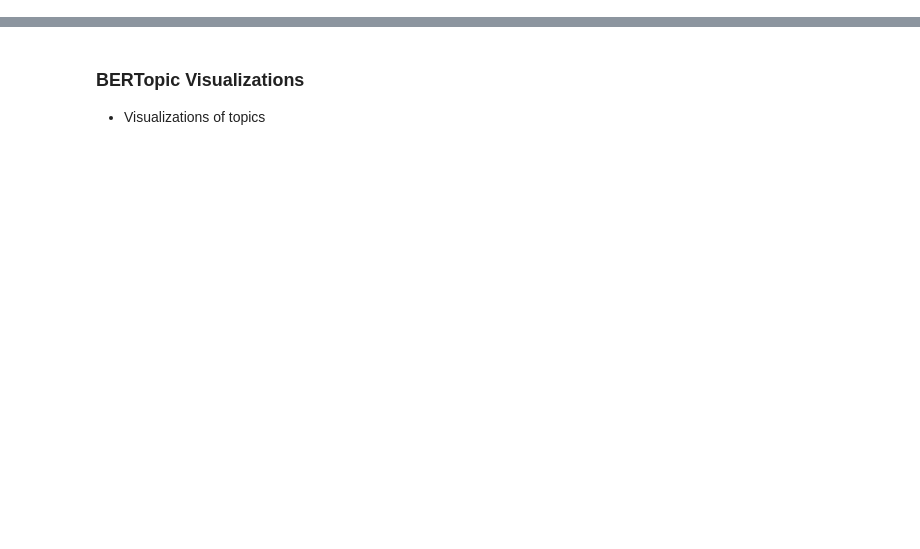
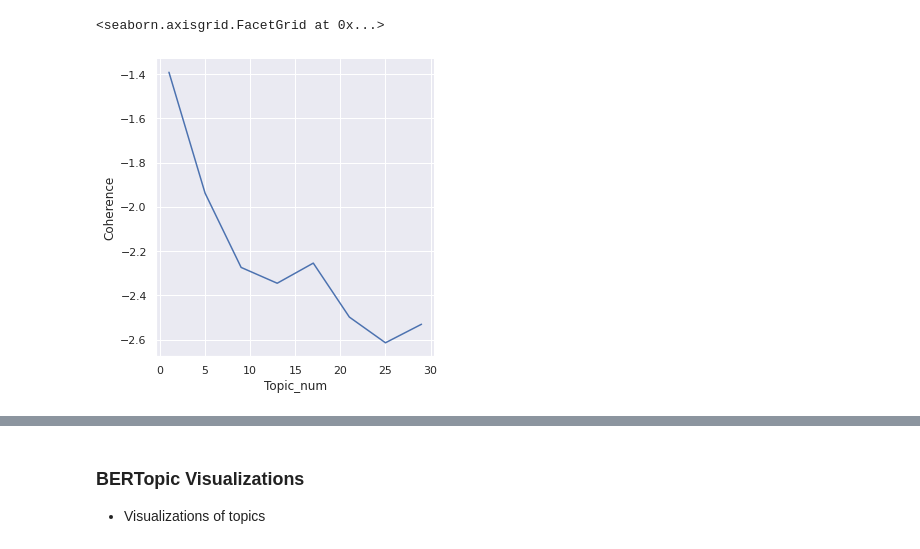
Before and after one commit to Colsai/scott_data606, a Jupyter notebook: topic_modeling/Topic_Modeling_Initial.ipynb, the cells around one changed output, grey strips where cells are left out. Saved outputs shown, nothing was run; the diff lists cells and outputs as text; code cells hidden in the pictures; blank space fills up the shorter version.

```diff
--- a/topic_modeling/Topic_Modeling_Initial.ipynb
+++ b/topic_modeling/Topic_Modeling_Initial.ipynb
@@ -275,0 +196,26 @@ print(coherence)
+# %%
+#########################
+# Test Number of Topics #
+#########################
+lda_umass_scores = []
+
+for topic_num in range(1,30,4):
+    #LDA model parameters
+    lda_model = LdaMulticore(corpus=corpus,
+                            id2word=dictionary,
+                            iterations=200,
+                            num_topics=topic_num,
+                            workers = None,
+                            passes=10)
+
+    #LDA Model Coherence Score
+    cm = CoherenceModel(model=lda_model,
+                        corpus=corpus,
+                        coherence="u_mass")
+
+    # get coherence value
+    coherence = cm.get_coherence()
+    print(f"Topics:{topic_num}, Coherence = {coherence}")
+
+    #Save Coherence Values
+    lda_umass_scores.append([topic_num, coherence])
@@ -275,0 +231,13 @@ print(coherence)
+# %%
+#Coherence Score Graphing
+coherence_scores = pd.DataFrame(lda_umass_scores,
+                                columns = ['Topic_num',
+                                           'Coherence'])
+
+sns.relplot(data = coherence_scores,
+            kind="line",
+            x = 'Topic_num',
+            y= 'Coherence')
+# %% [output]
+<seaborn.axisgrid.FacetGrid at 0x...>
+[figure, added]
```
Also changed, not shown: parts of 54 cells of this notebook.
